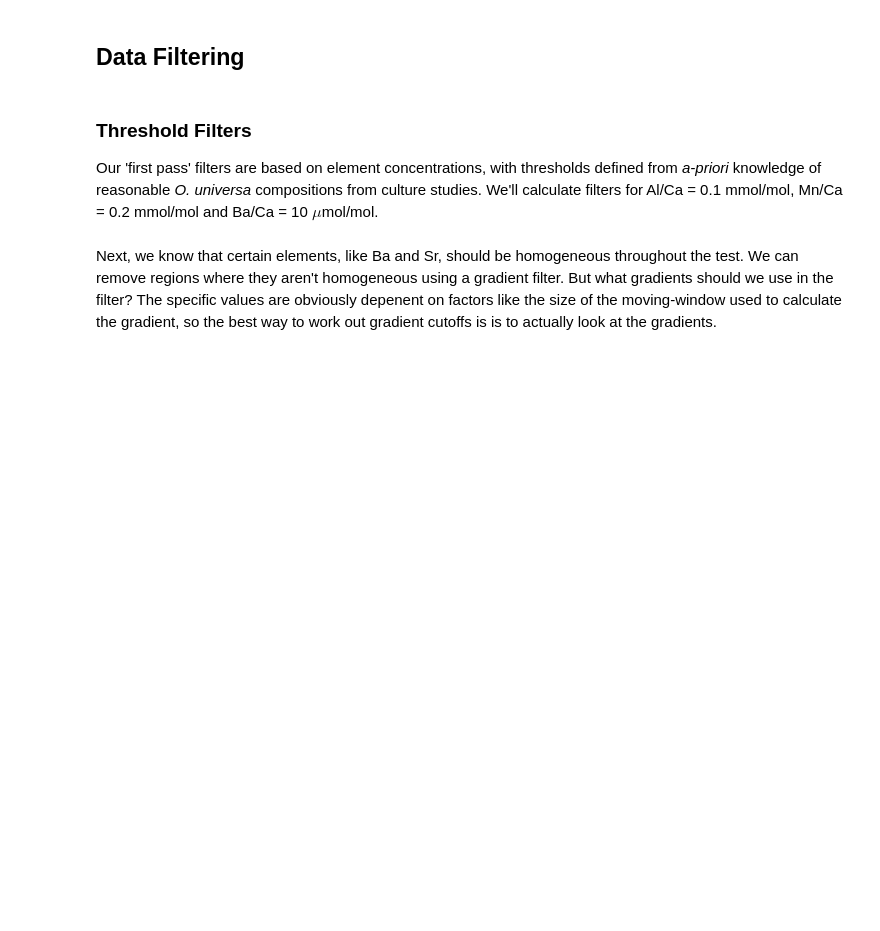
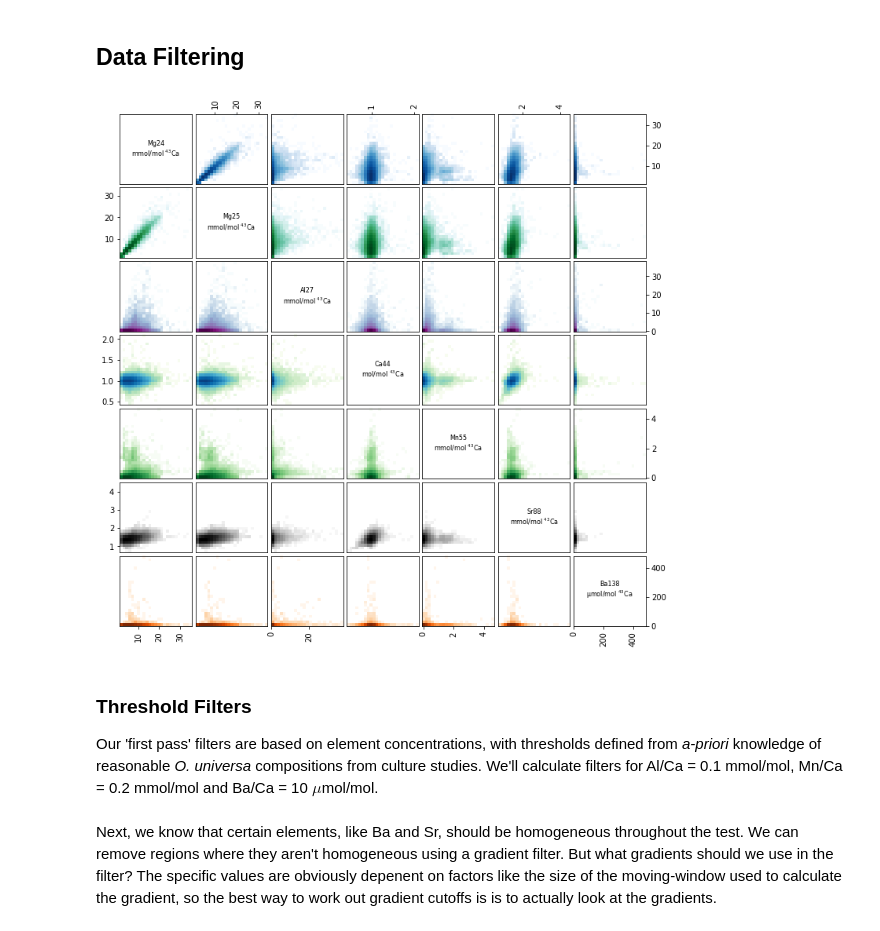
Before and after one commit to oscarbranson/latools, a Jupyter notebook: Supplement/manual_downcore_foram.ipynb, the cells around one changed output. Drawn from its saved outputs; the diff is of its cells as text; code cells hidden in the pictures; blank space fills up the shorter version.

```diff
--- a/Supplement/manual_downcore_foram.ipynb
+++ b/Supplement/manual_downcore_foram.ipynb
@@ -50,6 +52,8 @@ dat.basic_processing(autorange_off_mult=[1, 3], autorange_on_mult=[3, 1], autora
 # %% [markdown]
 ## Data Filtering
 # %%
-# fig, axs = dat.crossplot()
+fig, axs = dat.crossplot()
+# %% [output]
+[figure, added]
 # %%
 dat.filter_clear()
```
Also changed, not shown: parts of 19 cells of this notebook, 4 other files.
